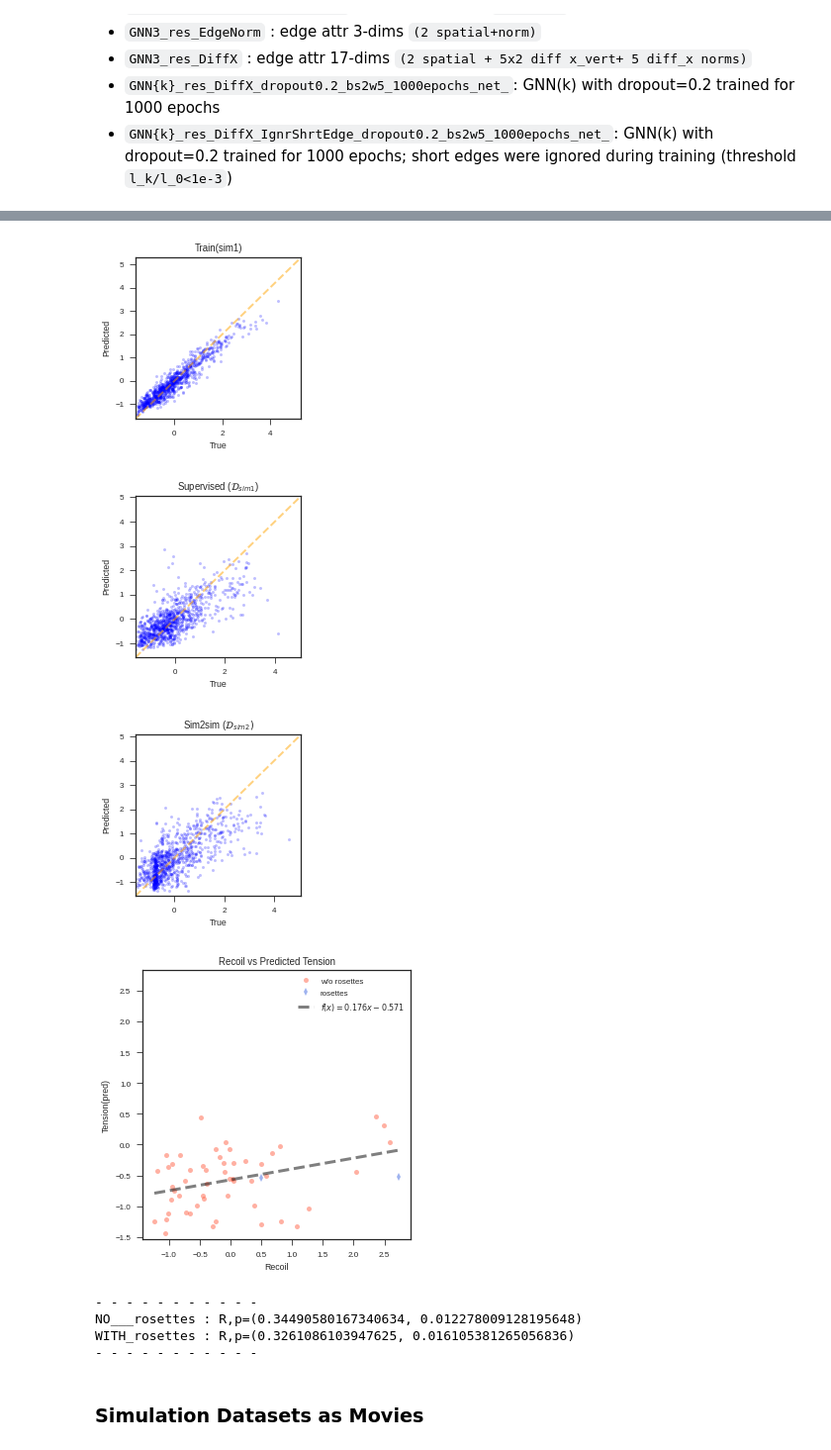
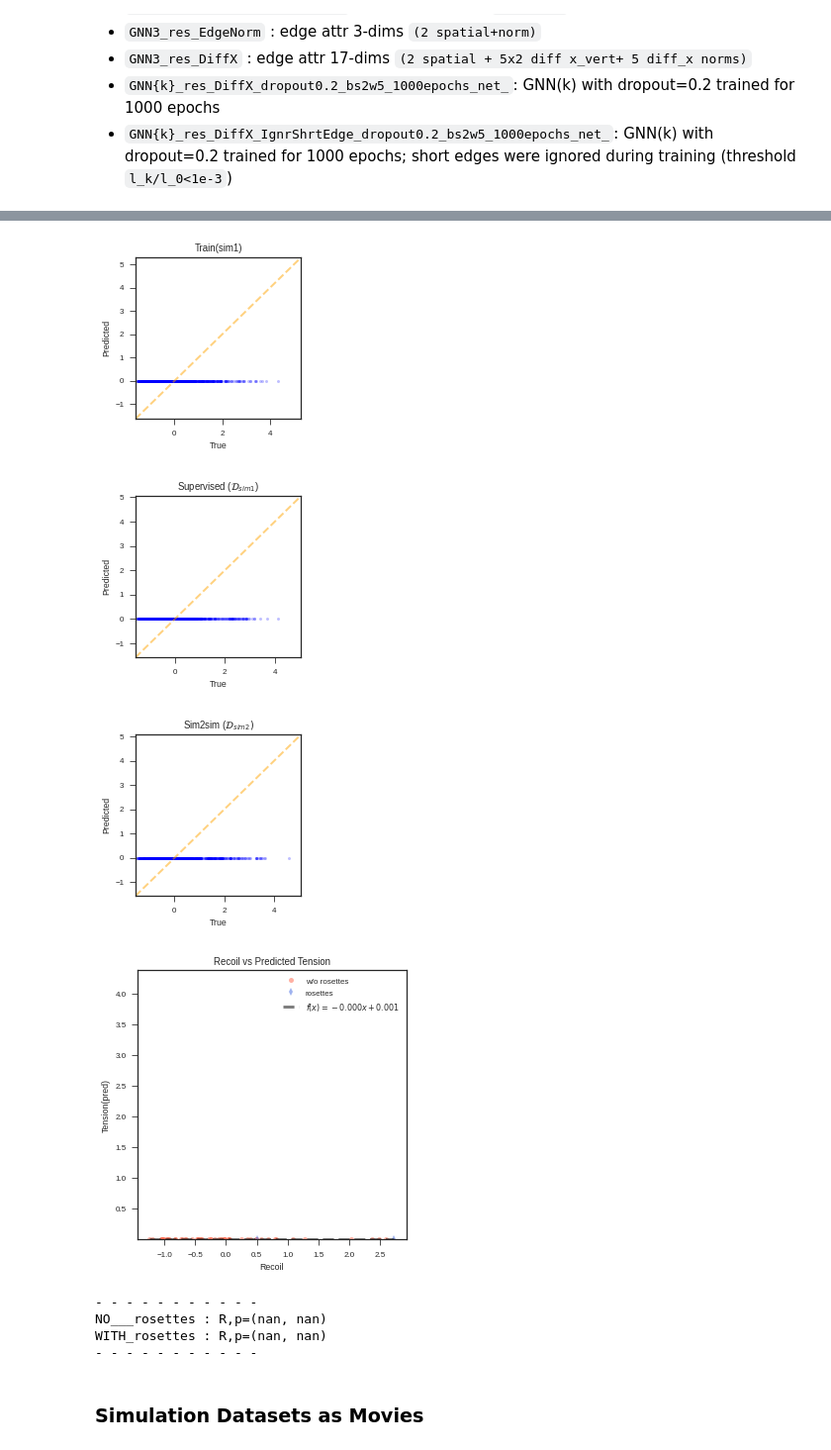
Before and after one commit to mshagirov/simgnn, a Jupyter notebook: nbs/4_tension_sim2real_dev.ipynb, the cells around one changed output, grey strips where cells are left out. Shown at 99% size. Drawn from its saved outputs; the diff is of its cells as text; code cells hidden in the pictures.

Commit message:
deep GNN 100 epochs

```diff
--- a/nbs/4_tension_sim2real_dev.ipynb
+++ b/nbs/4_tension_sim2real_dev.ipynb
@@ -134,7 +134,7 @@ window_size = 5
 sma_lag_time = 4 # SMA_n : n=sma_lag_time+1
 
 pos_noise = torch.normal
-noise_args= [0, 0.015] #[0,1]
+noise_args= [0, 0.01] #[0,1]
 print(f'> Set features window size to --> {window_size}')
 # %% [output]
 > Set features window size to --> 5
@@ -348,14 +347,16 @@ CellData(cell2node_index=[2, 480], cell_pressures=[80], edge_attr=[550, 17], edg
 # %%
 # num_gn = [3, 3, 3, 3, 3]
-# RNG_SEEDS = [k+123 for k in range(5)]
-for k in range(5):
+N_GNs = [n for n in [150]]
+RNG_SEEDS = [k+1234 for k in range(len(N_GNs))]
 
-    torch.manual_seed(123+k)
+for k, n_gn_blocks in enumerate(N_GNs):
+
+    torch.manual_seed(RNG_SEEDS[k])
 
     # GNN architecture (if dim is `int` latent dims nodes=edges)
     # -----
-    n_blocks = 3 # N_blocks
-    dropout_p = 0 # dropout for hidden layers & GN blocks (if any)
+    n_blocks = n_gn_blocks # N_blocks
+    dropout_p = 0.1 # dropout for hidden layers & GN blocks (if any)
     is_residual = True
 
     input_dims = OrderedDict([('node', 10), ('edge', 17)])
@@ -365,7 +366,7 @@ for k in range(5):
 
     unique_id = f'GNN{n_blocks}{"_res" if is_residual else ""}'  # unique name for the model
     unique_id += f"_DiffX"
-    unique_id += f"_IgnrShrtEdge"
+#     unique_id += f"_IgnrShrtEdge"
 #     unique_id += f"_noise"
     unique_id += f"_dropout{dropout_p}" if dropout_p>0 else ""
     print('unique_id:', unique_id)
@@ -373,7 +374,7 @@ for k in range(5):
 
     # Training param-s & Data loaders:
     # -----
-    num_epochs = 30
+    num_epochs = 1000
     lr = 0.001
     bs = 2
     loss_func = torch.nn.MSELoss(reduction='mean')
@@ -396,8 +397,8 @@ for k in range(5):
                      }# [tension, pressure]
 
     return_best = False
-    ignore_short_edges, edge_len_threshold = True, 10**-2
-#     ignore_short_edges, edge_len_threshold = False, None
+# #     ignore_short_edges, edge_len_threshold = False, 10**-2
+    ignore_short_edges, edge_len_threshold = False, None
     print('ignore_short_edges, edge_len_threshold:',ignore_short_edges, edge_len_threshold)
 
 
@@ -415,7 +416,7 @@ for k in range(5):
     plt.show()
 
     # # Save trained model # # #
-    save_dir = 'simgnn_data/saved_models/thesis/tension_GN_sim2sim_x/'
+    save_dir = 'simgnn_data/saved_models/thesis/tension_GN_sim2sim_deep/'
     gnn_fname = f'{path.join(save_dir, model_name)}_net_{k}.pkl'
 
     write_log(f'{path.join(save_dir, model_name)}_train_log_{k}.pkl',train_log)
@@ -826,10 +746,10 @@ In `saved_models/thesis/tension_GN_sim2sim_x`:
 # %%
 # GNN architecture (if dim is `int` latent dims nodes=edges)
 # -----
-n_blocks = 3
-dropout_p = 0.2 #.1 # dropout for hidden layers & GN blocks (if any)
-is_residual = True
-input_dims = OrderedDict([('node', 10), ('edge', 17)])
+n_blocks = 50
+dropout_p = 0 #.1 # dropout for hidden layers & GN blocks (if any)
+is_residual = False
+input_dims = OrderedDict([('node', 10), ('edge', 2)])
 
 gnn_n = get_simple_gnn(n_blocks=n_blocks, dropout_p=dropout_p, is_residual=is_residual,
                        input_dims=input_dims, device=device)
@@ -838,13 +758,13 @@ gnn_n_id = f'GNN{n_blocks}{"_res" if is_residual else ""}'  # unique name for th
 
 print('gnn_n_id:', gnn_n_id)
 
-# save_dir = path.join('simgnn_data/saved_models/thesis','tension_GN_sim2sim')
-# gnn_n_name = gnn_n_id+'_bs2w5_1000epochs_net.pkl'
+save_dir = path.join('simgnn_data/saved_models/thesis','tension_GN_sim2sim')
+gnn_n_name = gnn_n_id+'_bs2w5_30epochs_net.pkl'
 
-save_dir = path.join('simgnn_data/saved_models/thesis','tension_GN_sim2sim_x')
+# save_dir = path.join('simgnn_data/saved_models/thesis','tension_GN_sim2sim_x')
 # gnn_n_name = 'GNN3_res_EdgeNorm_bs2w5_30epochs_net_4.pkl'
 # gnn_n_name = 'GNN3_res_bs2w5_30epochs_net_4.pkl'
-gnn_n_name = f'GNN{n_blocks}_res_DiffX_dropout0.2_bs2w5_1000epochs_net_1.pkl'
+# gnn_n_name = f'GNN{n_blocks}_res_DiffX_dropout0.2_bs2w5_1000epochs_net_1.pkl'
 
 gnn_n_param_dict = torch.load(path.join(save_dir, gnn_n_name), map_location=device)
 gnn_n.load_state_dict(gnn_n_param_dict)
@@ -929,10 +849,10 @@ H1_loss_P , 0.0
-[figure, old version]
+[figure, new version]
-[figure, old version]
+[figure, new version]
-[figure, old version]
+[figure, new version]
-[figure, old version]
+[figure, new version]
 - - - - - - - - - - -
-NO___rosettes : R,p=(0.34490580167340634, 0.012278009128195648)
-WITH_rosettes : R,p=(0.3261086103947625, 0.016105381265056836)
+NO___rosettes : R,p=(nan, nan)
+WITH_rosettes : R,p=(nan, nan)
 - - - - - - - - - - -
 # %%
 # gnn_n_train_log = load_log(path.join(save_dir, gnn_n_id+'_bs2w5_1000epochs_train_log.pkl'))
```
Also changed, not shown: parts of 4 cells of this notebook.
